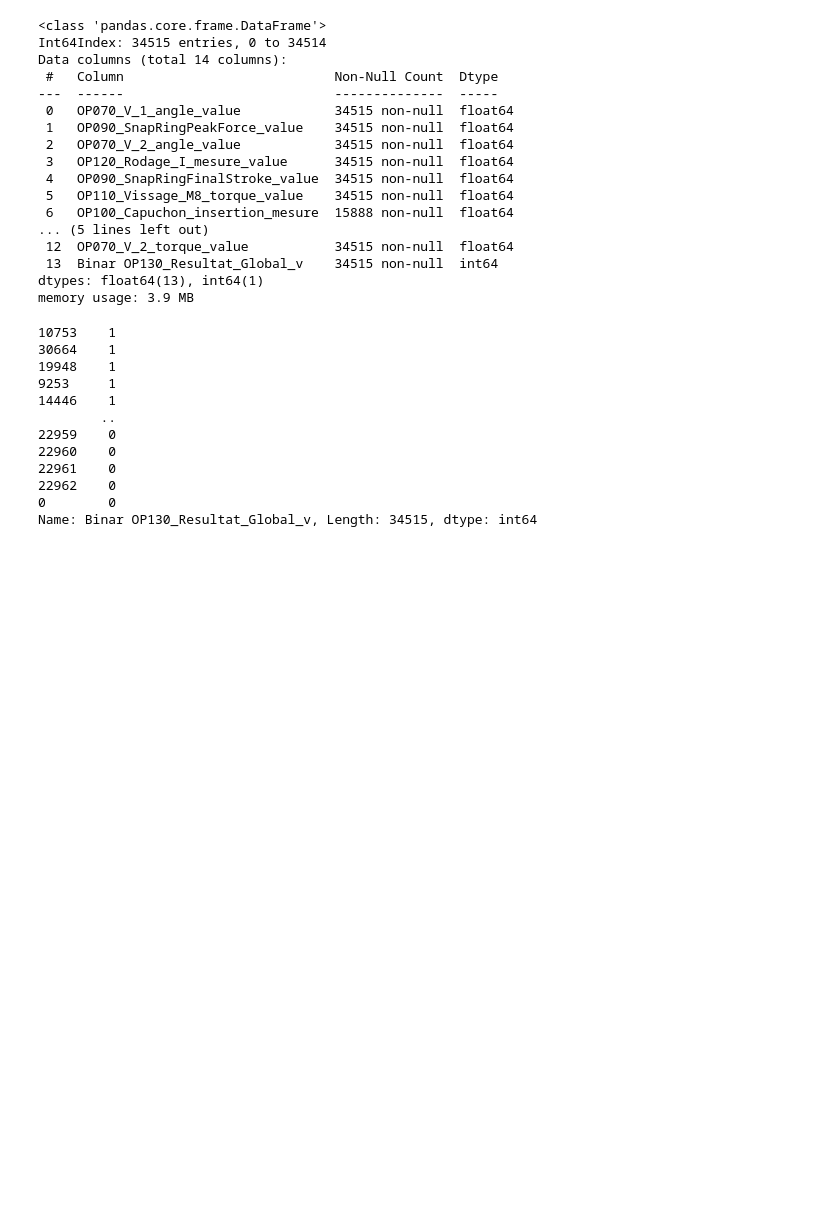
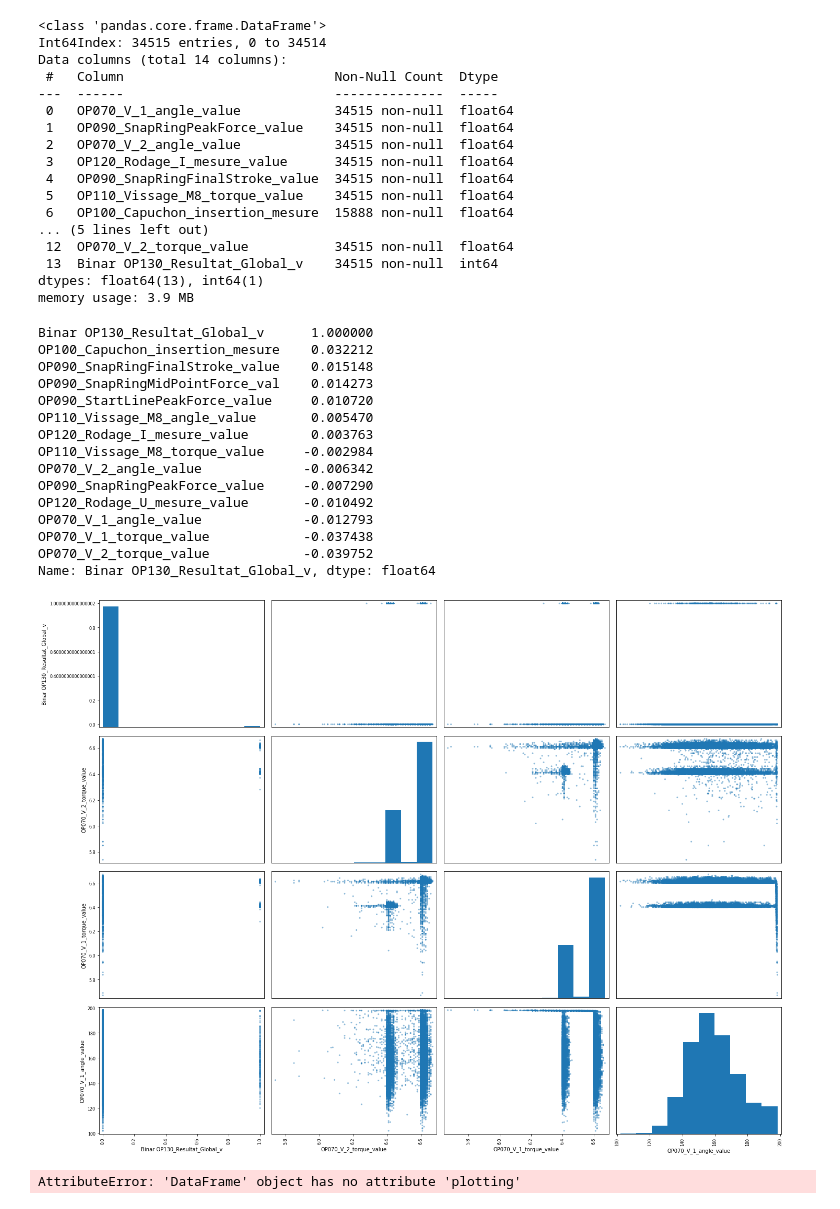
Before and after one commit to W-Alphonse/EXED-Training, a Jupyter notebook: ___VALEO/src/notebooks/valeo.ipynb, the cells around one changed output. Cells and saved outputs as stored; diff of their text form; code cells hidden in the pictures; blank space fills up the shorter version.

```diff
--- a/___VALEO/src/notebooks/valeo.ipynb
+++ b/___VALEO/src/notebooks/valeo.ipynb
@@ -359,28 +331,46 @@ Data columns (total 14 columns):
 dtypes: float64(13), int64(1)
 memory usage: 3.9 MB
 # %%
+# ------------------------------------------------------------------------------------
+# Correlation Check :
+# Correlation entre la target "Binar OP130_Resultat_Global_v" et les autres attributs
+# ------------------------------------------------------------------------------------
 corr_matrix = XY_data.corr()
-XY_data["Binar OP130_Resultat_Global_v"].sort_values(ascending=False)
+corr_matrix["Binar OP130_Resultat_Global_v"].sort_values(ascending=False)
 # %% [output]
-10753    1
-30664    1
-19948    1
-9253     1
-14446    1
-        ..
-22959    0
-22960    0
-22961    0
-22962    0
-0        0
-Name: Binar OP130_Resultat_Global_v, Length: 34515, dtype: int64
+Binar OP130_Resultat_Global_v      1.000000
+OP100_Capuchon_insertion_mesure    0.032212
+OP090_SnapRingFinalStroke_value    0.015148
+OP090_SnapRingMidPointForce_val    0.014273
+OP090_StartLinePeakForce_value     0.010720
+OP110_Vissage_M8_angle_value       0.005470
+OP120_Rodage_I_mesure_value        0.003763
+OP110_Vissage_M8_torque_value     -0.002984
+OP070_V_2_angle_value             -0.006342
+OP090_SnapRingPeakForce_value     -0.007290
+OP120_Rodage_U_mesure_value       -0.010492
+OP070_V_1_angle_value             -0.012793
+OP070_V_1_torque_value            -0.037438
+OP070_V_2_torque_value            -0.039752
+Name: Binar OP130_Resultat_Global_v, dtype: float64
 # %%
+# ------------------------------------------------------------------------------------------
+# Correlation Graph entre la target "Binar OP130_Resultat_Global_v" et les autres attributs
+# ------------------------------------------------------------------------------------------
 attributes = ["Binar OP130_Resultat_Global_v","OP070_V_2_torque_value","OP070_V_1_torque_value","OP070_V_1_angle_value"]
-pd.plotting.scatter_matrix(XY_data[attributes], figsize=(20,15))
-ImgUtil.save_fig("scatter_matrix_plot_corr_1")
+# pd.plotting.scatter_matrix(XY_data[attributes], figsize=(20,15))
+ImgUtil.save_df_scatter_plot(XY_data[attributes], "XY_data_corr_1")
+# %% [output]
+[figure, added]
 # %%
+# ------------------------------------------------------------------------------------------
+# Correlation Graph entre la target "Binar OP130_Resultat_Global_v" et les autres attributs
+# ------------------------------------------------------------------------------------------
 attributes = ["Binar OP130_Resultat_Global_v","OP100_Capuchon_insertion_mesure","OP090_SnapRingFinalStroke_value","OP090_SnapRingMidPointForce_val"]
-pd.plotting.scatter_matrix(XY_data[attributes], figsize=(20,15))
-ImgUtil.save_fig("scatter_matrix_plot_corr_2")
+# pd.plotting.scatter_matrix(XY_data[attributes], figsize=(20,15))
+# ImgUtil.save_fig("scatter_matrix_plot_corr_2")
+ImgUtil.save_df_scatter_plot(XY_data[attributes], "XY_data_corr_2")
+# %% [output]
+AttributeError: 'DataFrame' object has no attribute 'plotting'
 # %%
 XY_data.info()
```
Also changed, not shown: parts of 8 cells of this notebook.
